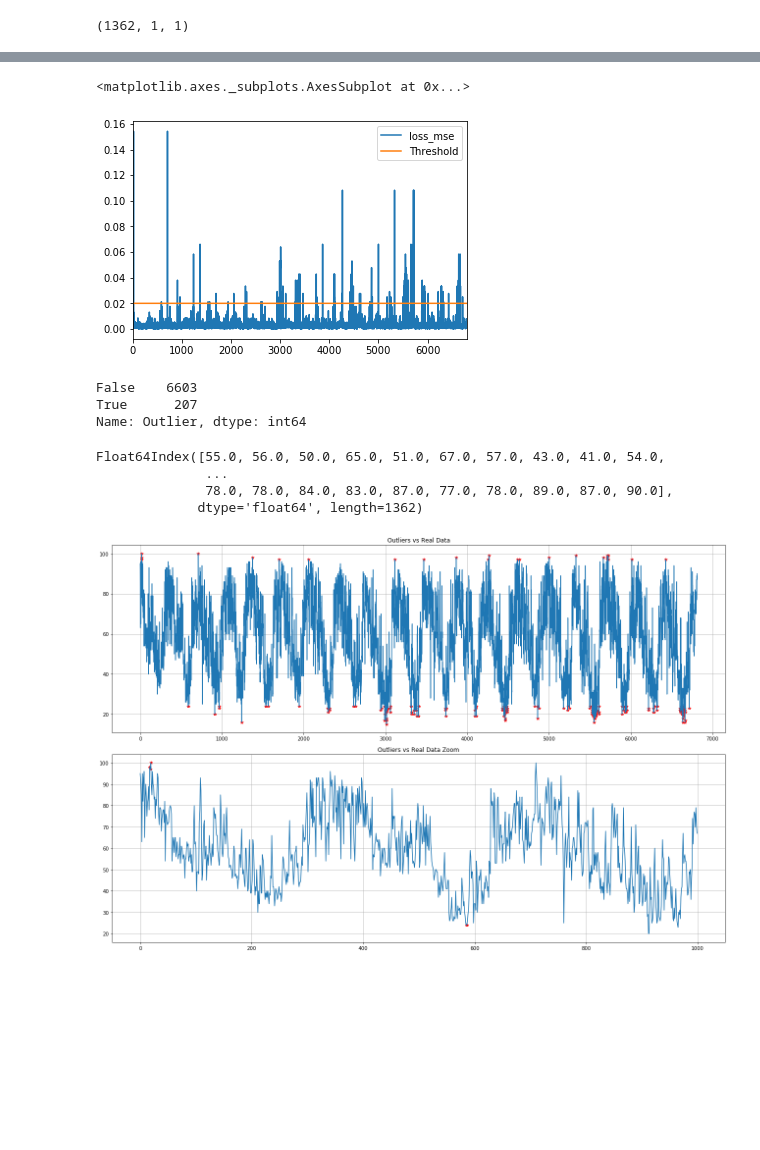
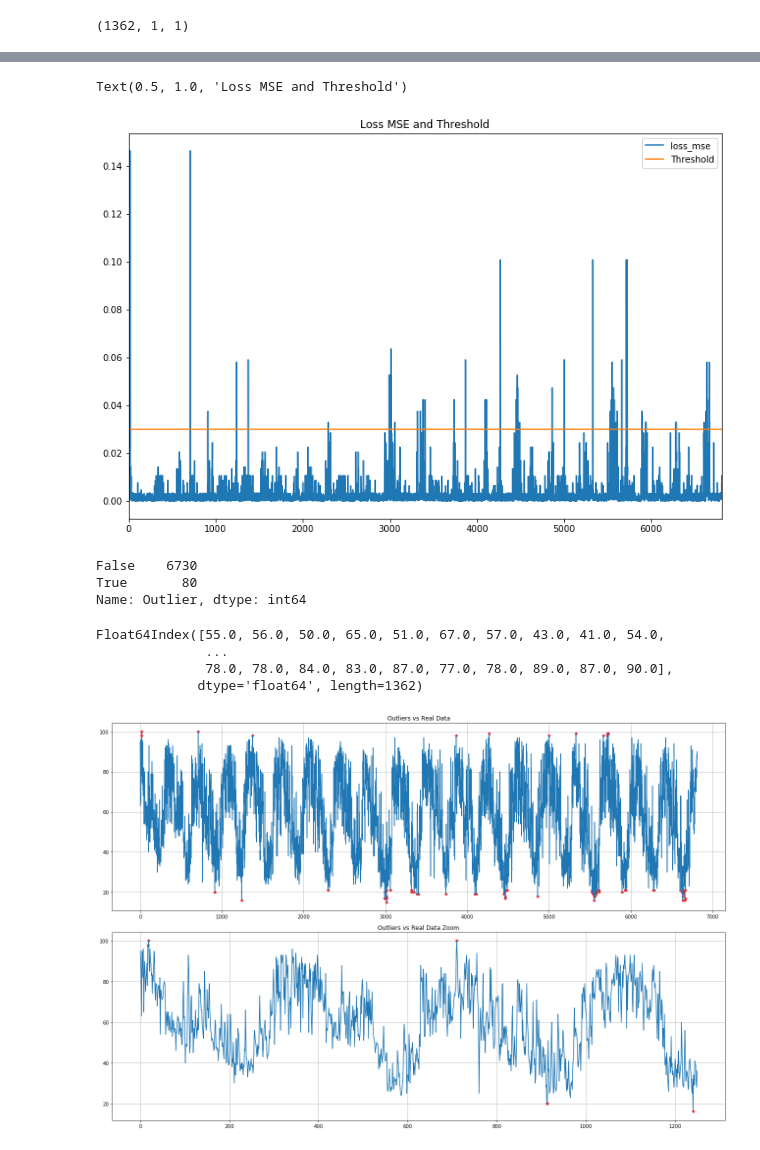
Before and after one commit to AndresMontero/AnomalyDetection_LSTM-AE, a Jupyter notebook: AnomalyDetection_Humidity.ipynb, the cells around one changed output, grey strips where cells are left out. Cells and saved outputs as stored; diff of their text form; code cells hidden in the pictures; blank space fills up the shorter version.

```diff
--- a/AnomalyDetection_Humidity.ipynb
+++ b/AnomalyDetection_Humidity.ipynb
@@ -241,20 +256,27 @@ np.random.seed(10)
 set_random_seed(10)
 # %%
 def autoencoder_model(x):
-    """Function to define autoencoder
-    Args: x=>(tensor): Data to train in the LSTM AE
+    '''Function to define autoencoder
     First creates the compress representation of input data (Encoder)
     Then repeat data to distribute info to the decoder
     Then reconstruc the data (Decoder)
 
-    Returns:=> (keras.model): Keras model of LSTM AE
-    """
+    Args:
+        x (tensor): Data to train in the LSTM AE
+
+    Returns:
+        (keras.model): Keras model of LSTM AE
+    '''
     inputs = Input(shape=(x.shape[1], x.shape[2]))
+    # Reducing it to latent space (Encoder)
     L1 = LSTM(16, activation='relu', return_sequences=True, kernel_regularizer=regularizers.l2(0.00))(inputs)
     L2 = LSTM(4, activation='relu', return_sequences=False)(L1)
+    # Repeat de vector of latent space to distribute info for decoder
     L3 = RepeatVector(x.shape[1])(L2)
+    # Reconstruct the data into original space (Decoder)
     L4 = LSTM(4,activation='relu', return_sequences=True)(L3)
     L5 = LSTM(16,activation='relu', return_sequences=True)(L4)
+    # Retrieving Output and Model Parameters
     output = TimeDistributed(Dense(x.shape[2]))(L5)
     model = Model(inputs=inputs, outputs = output)
     return model
@@ -339 +362,5 @@ threshold = 0.02
+# %%
+'''Define treshhold'''
+
+threshold = 0.03
 # %%
@@ -389,14 +418,17 @@ scored.head()
 # %%
-# "Visualization of the Threshold and outliers with respect to the loss MSE"
-scored.plot()
+'''Visualization of the Threshold and outliers with respect to the loss MSE'''
+
+scored.plot(figsize=(12,8))
+plt.title('Loss MSE and Threshold')
 # %% [output]
-<matplotlib.axes._subplots.AxesSubplot at 0x...>
+Text(0.5, 1.0, 'Loss MSE and Threshold')
-[figure, old version]
+[figure, new version]
 # %%
-# Count number of outliers in entire dataset
+'''Count number of outliers in entire dataset'''
+
 scored['Outlier'].value_counts()
 # %% [output]
-False    6603
-True      207
+False    6730
+True       80
 Name: Outlier, dtype: int64
 # %%
@@ -409,23 +442,24 @@ Float64Index([55.0, 56.0, 50.0, 65.0, 51.0, 67.0, 57.0, 43.0, 41.0, 54.0,
               78.0, 78.0, 84.0, 83.0, 87.0, 77.0, 78.0, 89.0, 87.0, 90.0],
              dtype='float64', length=1362)
 # %%
-"""Visualization of the outliers in the entire data and in the
-zoom where we find outliers """
+'''Visualization of the outliers in the entire data and in the
+zoom where we find outliers '''
+
 x_outliers = data['Humidity'][out_liers_idx.index].index
 y_outliers = data['Humidity'][out_liers_idx.index].values
 plt.figure(1, figsize=(18,12))
 plt.subplot(211)
-plt.title("Outliers vs Real Data")
-plt.plot(x_outliers, y_outliers, "r*")
+plt.title('Outliers vs Real Data')
+plt.plot(x_outliers, y_outliers, 'r*')
 plt.plot(data['Humidity'])
 plt.grid(True)
 plt.tight_layout()
 
 plt.subplot(212)
-plt.title("Outliers vs Real Data Zoom")
-plt.plot(x_outliers[0:5], y_outliers[0:5], "r*")
-plt.plot(data['Humidity'][:1000])
+plt.title('Outliers vs Real Data Zoom')
+plt.plot(x_outliers[0:6], y_outliers[0:6], 'r*')
+plt.plot(data['Humidity'][:1250])
 plt.grid(True)
 plt.tight_layout()
 # %% [output]
-[figure, old version]
+[figure, new version]
```
Also changed, not shown: parts of 21 cells of this notebook.
